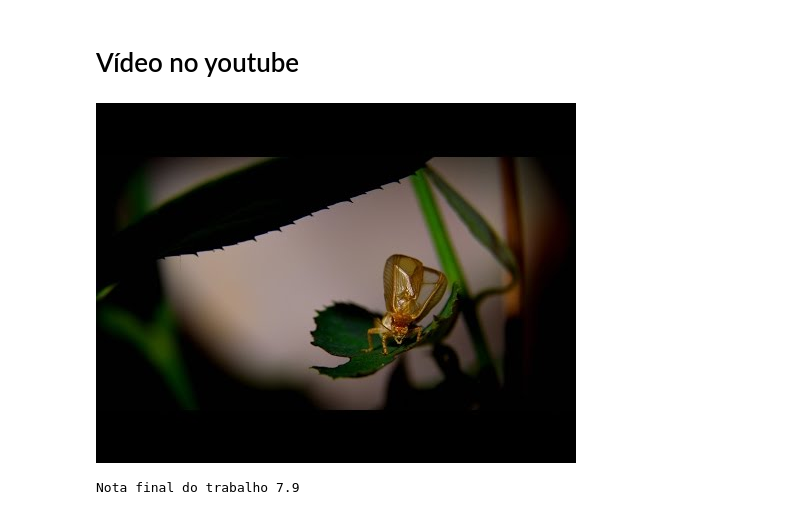
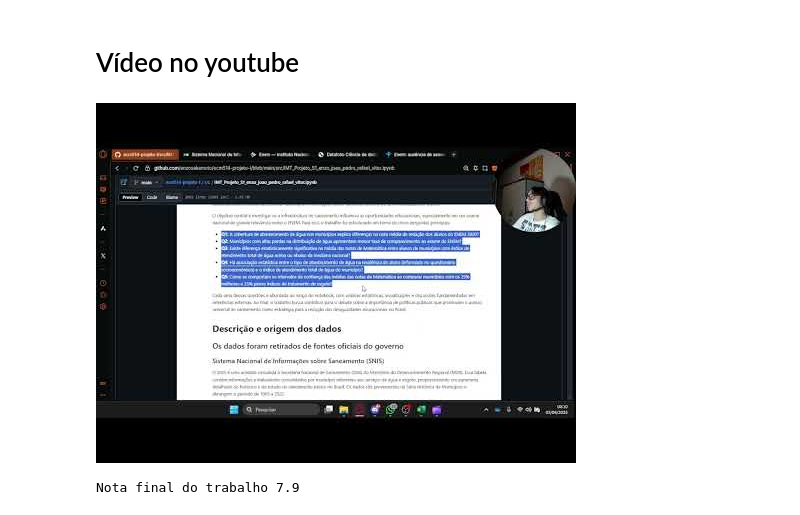
Before and after one commit to enzosakamoto/ecm514-projeto-I, a Jupyter notebook: src/IMT_Projeto_S1_enzo_joao_pedro_rafael_vitor.ipynb, the cells around one changed output. Cells and saved outputs as stored; diff of their text form; code cells hidden in the pictures.

Commit message:
feat: add vídeo

```diff
--- a/src/IMT_Projeto_S1_enzo_joao_pedro_rafael_vitor.ipynb
+++ b/src/IMT_Projeto_S1_enzo_joao_pedro_rafael_vitor.ipynb
@@ -995,9 +995,9 @@ Como oportunidades de melhoria profunda, sugere-se analisar dados de forma tempo
 # Vídeo no youtube
 # %%
 from IPython.display import YouTubeVideo
-YouTubeVideo('ssSCGwy_Qfo') # substitua pelo seu vídeo
+YouTubeVideo('7fXxlR42anE') # substitua pelo seu vídeo
 # %% [output]
-[figure, old version]
+[figure, new version]
 # %%
 #@markdown
 #@title **Avaliação**
```
